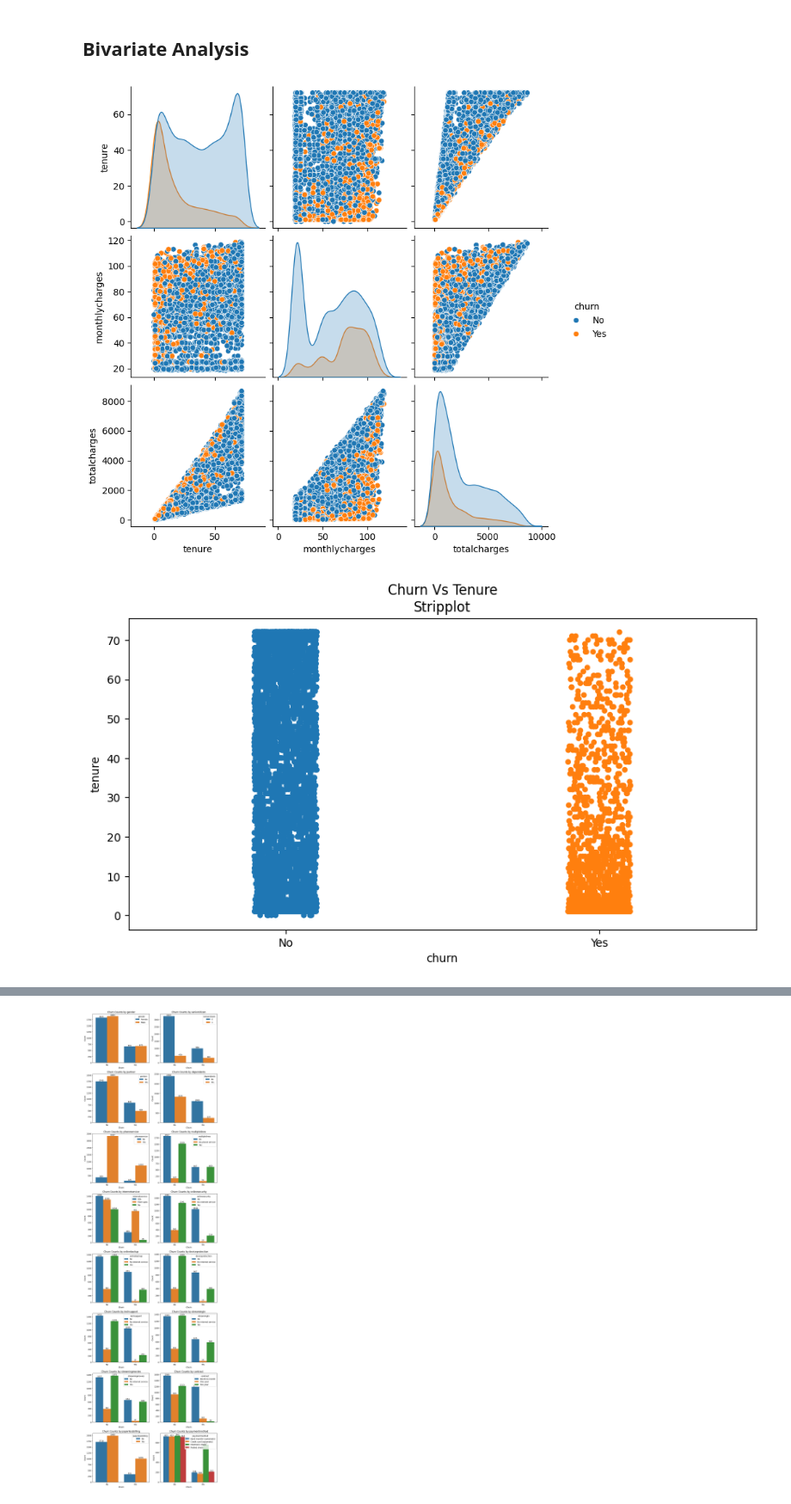
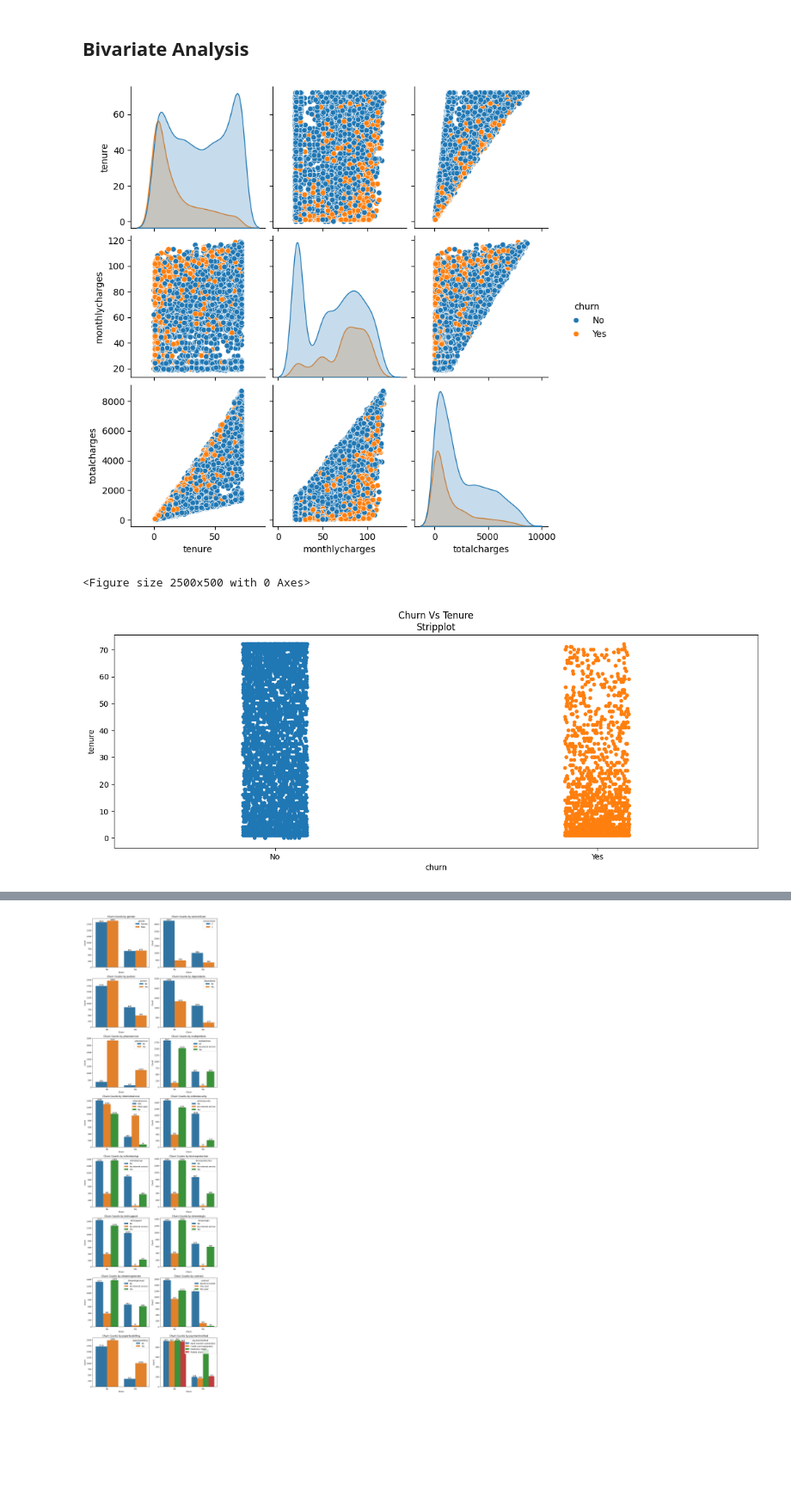
Before and after one commit to murithidenisgitobu/Vodafone_Corporation_Customer_Churn_Prediction, a Jupyter notebook: Customer_Churn_Prediction_Notebook.ipynb, the cells around one changed output, grey strips where cells are left out. Shown at 86% size. Drawn from its saved outputs; the diff is of its cells as text; code cells hidden in the pictures; blank space fills up the shorter version.

```diff
--- a/Customer_Churn_Prediction_Notebook.ipynb
+++ b/Customer_Churn_Prediction_Notebook.ipynb
@@ -425,16 +426,18 @@ categorical_distribution(train_data)
 # %%
 # paiplots
 sns.pairplot(train_data.drop('seniorcitizen', axis=1), hue='churn')
+plt.figure(figsize=(25,5))
 plt.show()
 # %% [output]
 [figure]
+<Figure size 2500x500 with 0 Axes>
 # %%
 # stripplot to visualize churn againt tenure
-plt.figure(figsize=(10,5))
+plt.figure(figsize=(15,5))
 sns.stripplot(data=train_data,x='churn', y='tenure',hue='churn', legend=False)
 plt.title('Churn Vs Tenure\nStripplot')
 plt.show()
 # %% [output]
-[figure, old version]
+[figure, new version]
 # %%
 # stripplot to visualize churn againt monthly charges
```
Also changed, not shown: parts of 5 cells of this notebook.
